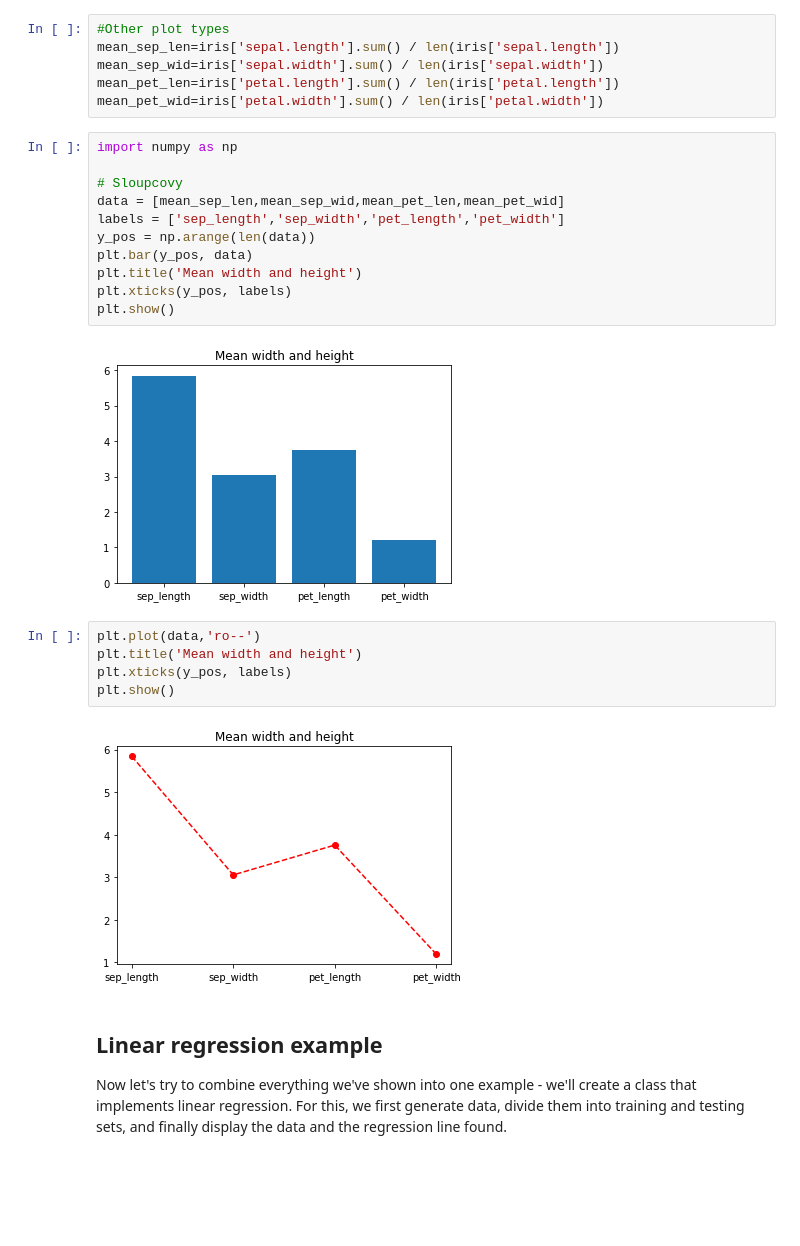
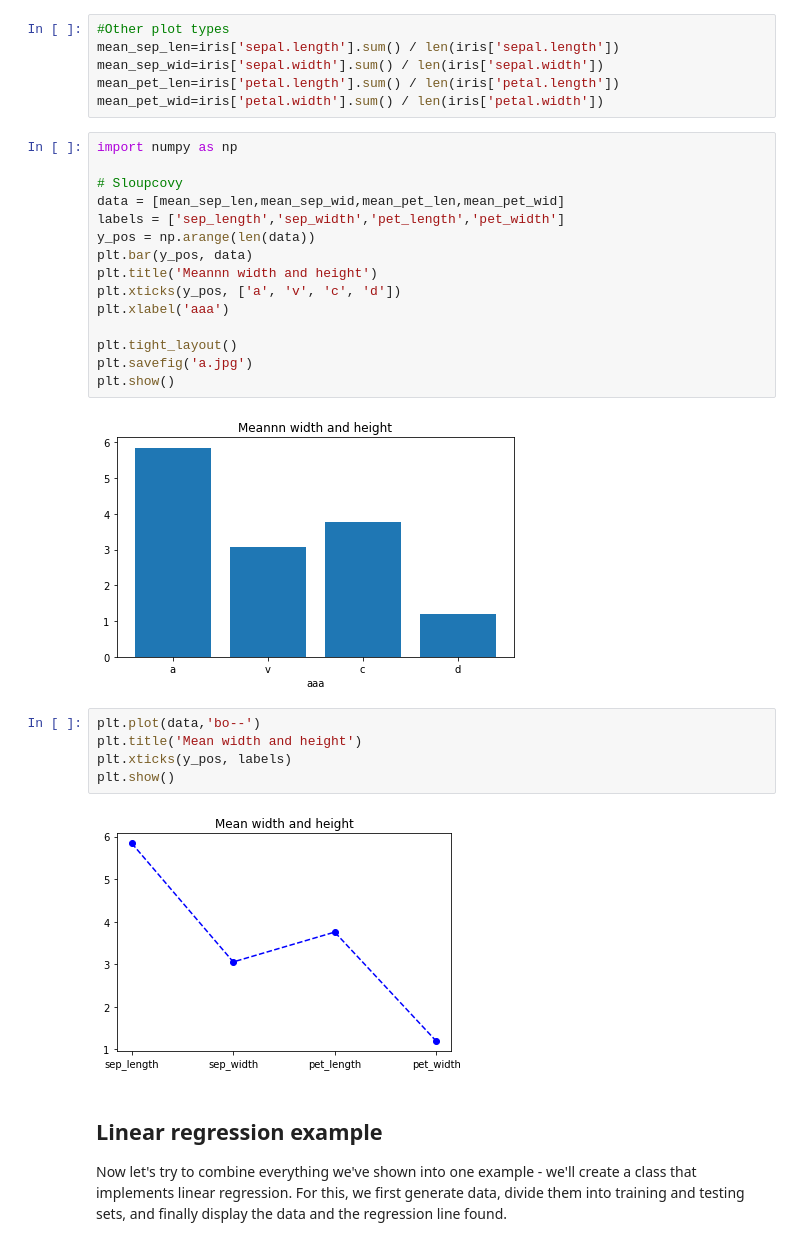
Before and after one commit to gabikadlecova/inspinature, a Jupyter notebook: en/01-intro/introduction.ipynb, the cells around one changed output. Drawn from its saved outputs; the diff is of its cells as text; blank space fills up the shorter version.

```diff
--- a/en/01-intro/introduction.ipynb
+++ b/en/01-intro/introduction.ipynb
@@ -690,23 +746,27 @@ mean_pet_wid=iris['petal.width'].sum() / len(iris['petal.width'])
 # %%
 import numpy as np
 
 # Sloupcovy
 data = [mean_sep_len,mean_sep_wid,mean_pet_len,mean_pet_wid]
 labels = ['sep_length','sep_width','pet_length','pet_width']
 y_pos = np.arange(len(data))
 plt.bar(y_pos, data)
-plt.title('Mean width and height')
-plt.xticks(y_pos, labels)
+plt.title('Meannn width and height')
+plt.xticks(y_pos, ['a', 'v', 'c', 'd'])
+plt.xlabel('aaa')
+
+plt.tight_layout()
+plt.savefig('a.jpg')
 plt.show()
 # %% [output]
-[figure, old version]
+[figure, new version]
 # %%
-plt.plot(data,'ro--')
+plt.plot(data,'bo--')
 plt.title('Mean width and height')
 plt.xticks(y_pos, labels)
 plt.show()
 # %% [output]
-[figure, old version]
+[figure, new version]
 # %% [markdown]
 ## Linear regression example
 
```
Also changed, not shown: parts of 24 cells of this notebook, 3 other files.
